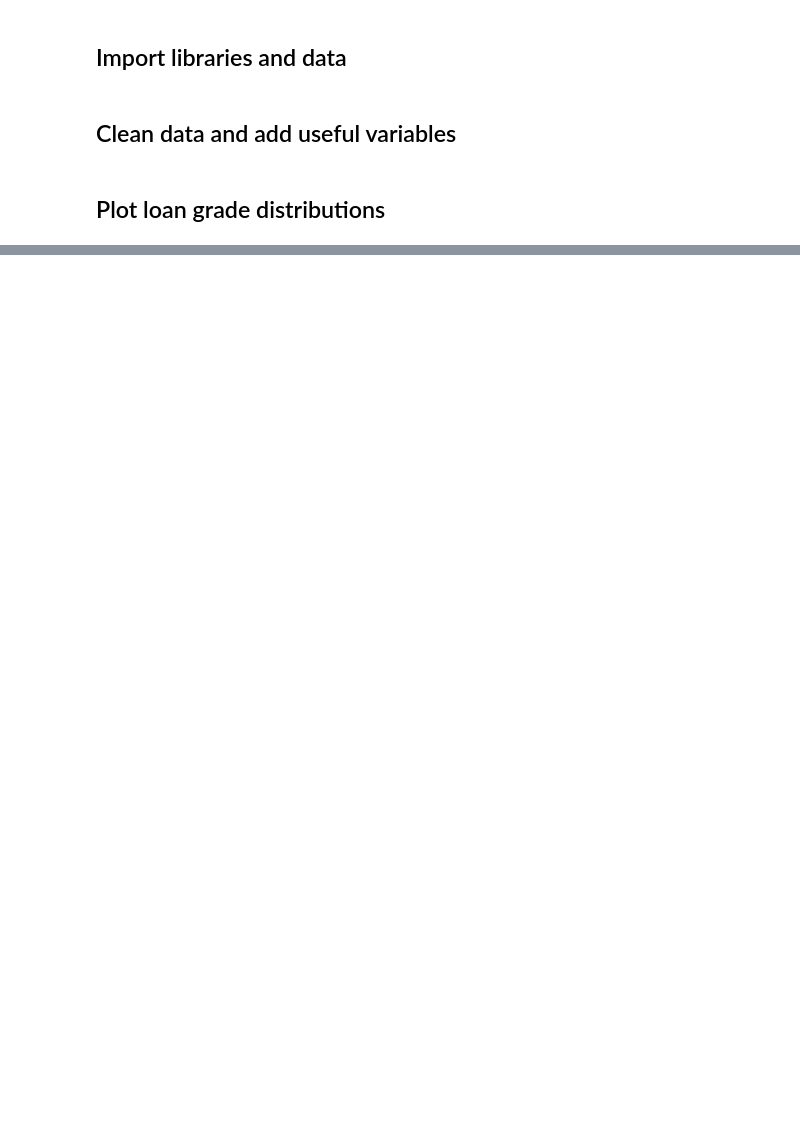
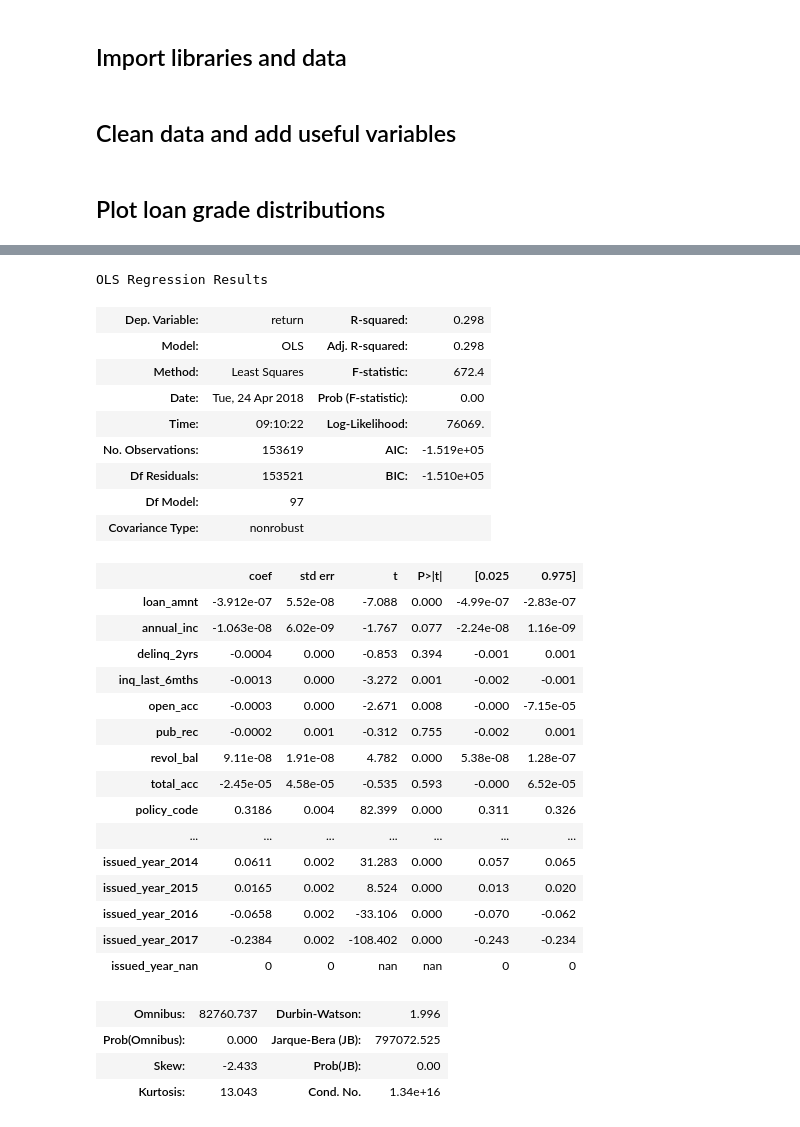
Before and after one commit to arielgoldszmidt/lenders, a Jupyter notebook: project.ipynb, the cells around one changed output, grey strips where cells are left out. Saved outputs shown, nothing was run; the diff lists cells and outputs as text; code cells hidden in the pictures; blank space fills up the shorter version.

```diff
--- a/project.ipynb
+++ b/project.ipynb
@@ -76,0 +210,35 @@ Index(['id', 'member_id', 'loan_amnt', 'funded_amnt', 'funded_amnt_inv',
+# %%
+linreg_rec = sm.OLS(train_labels[train_labels.bad == 0]["return"],
+                    sm.add_constant(train_features[train_labels.bad == 0])).fit()
+linreg_rec.summary()
+# %% [output]
+OLS Regression Results
+| Dep. Variable: | return | R-squared: | 0.298 |
+| Model: | OLS | Adj. R-squared: | 0.298 |
+| Method: | Least Squares | F-statistic: | 672.4 |
+| Date: | Tue, 24 Apr 2018 | Prob (F-statistic): | 0.00 |
+| Time: | 09:10:22 | Log-Likelihood: | 76069. |
+| No. Observations: | 153619 | AIC: | -1.519e+05 |
+| Df Residuals: | 153521 | BIC: | -1.510e+05 |
+| Df Model: | 97 |  |  |
+| Covariance Type: | nonrobust |  |  |
+|  | coef | std err | t | P>|t| | [0.025 | 0.975] |
+| loan_amnt | -3.912e-07 | 5.52e-08 | -7.088 | 0.000 | -4.99e-07 | -2.83e-07 |
+| annual_inc | -1.063e-08 | 6.02e-09 | -1.767 | 0.077 | -2.24e-08 | 1.16e-09 |
+| delinq_2yrs | -0.0004 | 0.000 | -0.853 | 0.394 | -0.001 | 0.001 |
+| inq_last_6mths | -0.0013 | 0.000 | -3.272 | 0.001 | -0.002 | -0.001 |
+| open_acc | -0.0003 | 0.000 | -2.671 | 0.008 | -0.000 | -7.15e-05 |
+| pub_rec | -0.0002 | 0.001 | -0.312 | 0.755 | -0.002 | 0.001 |
+| revol_bal | 9.11e-08 | 1.91e-08 | 4.782 | 0.000 | 5.38e-08 | 1.28e-07 |
+| total_acc | -2.45e-05 | 4.58e-05 | -0.535 | 0.593 | -0.000 | 6.52e-05 |
+| policy_code | 0.3186 | 0.004 | 82.399 | 0.000 | 0.311 | 0.326 |
+| ... | ... | ... | ... | ... | ... | ... |
+| issued_year_2014 | 0.0611 | 0.002 | 31.283 | 0.000 | 0.057 | 0.065 |
+| issued_year_2015 | 0.0165 | 0.002 | 8.524 | 0.000 | 0.013 | 0.020 |
+| issued_year_2016 | -0.0658 | 0.002 | -33.106 | 0.000 | -0.070 | -0.062 |
+| issued_year_2017 | -0.2384 | 0.002 | -108.402 | 0.000 | -0.243 | -0.234 |
+| issued_year_nan | 0 | 0 | nan | nan | 0 | 0 |
+| Omnibus: | 82760.737 | Durbin-Watson: | 1.996 |
+| Prob(Omnibus): | 0.000 | Jarque-Bera (JB): | 797072.525 |
+| Skew: | -2.433 | Prob(JB): | 0.00 |
+| Kurtosis: | 13.043 | Cond. No. | 1.34e+16 |
```
Also changed, not shown: parts of 13 cells of this notebook, 1 other file.
